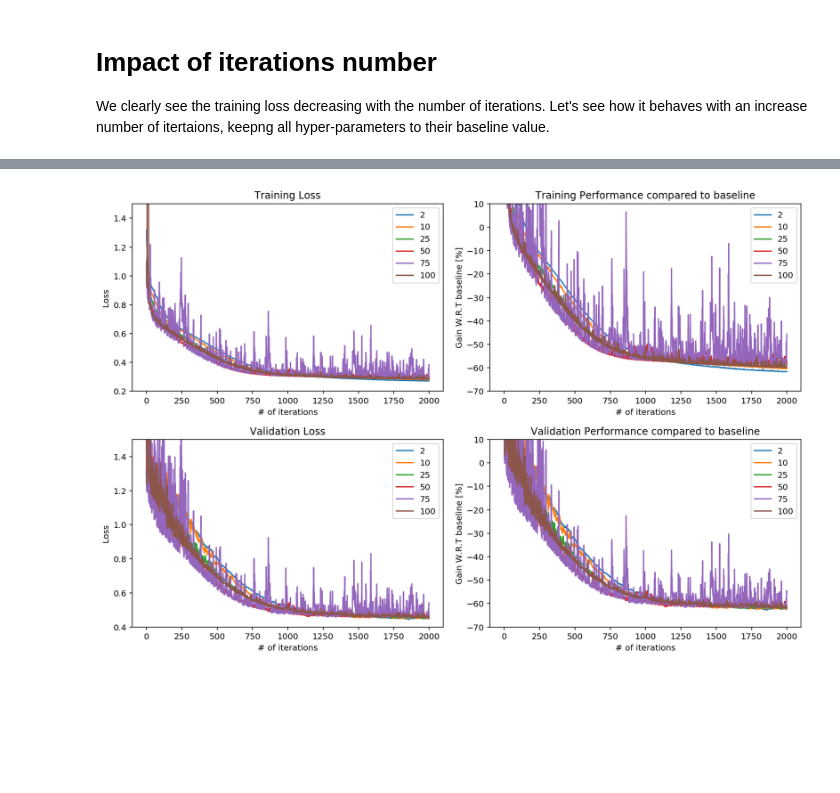
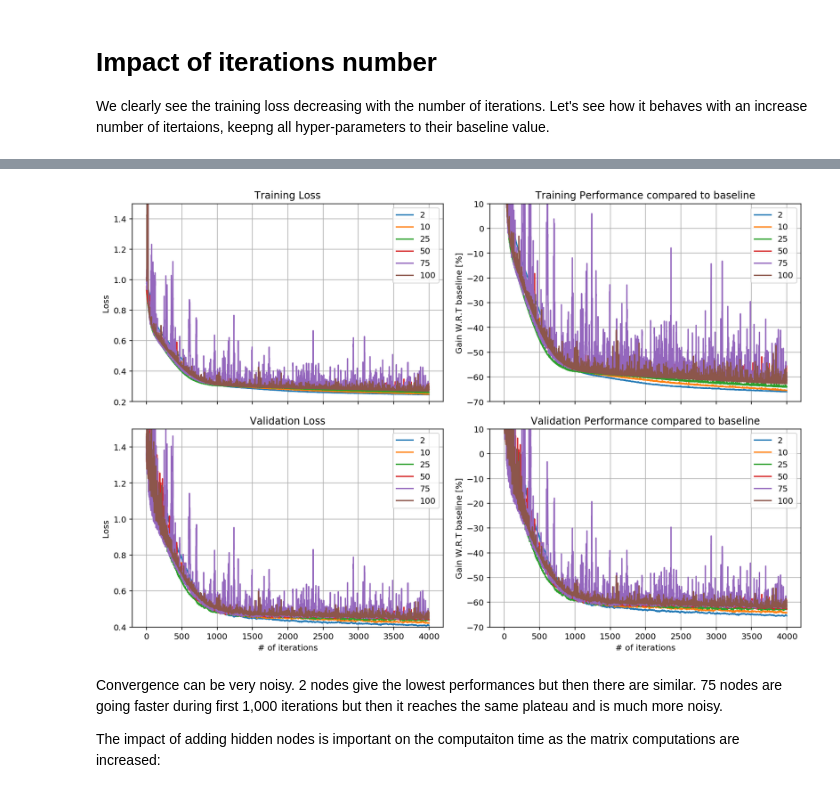
Before and after one commit to sicotfre/deep-learning, a Jupyter notebook: first-neural-network/Your_first_neural_network.ipynb, the cells around one changed output, grey strips where cells are left out. Cells and saved outputs as stored; diff of their text form; code cells hidden in the pictures; blank space fills up the shorter version.

```diff
--- a/first-neural-network/Your_first_neural_network.ipynb
+++ b/first-neural-network/Your_first_neural_network.ipynb
@@ -393,7 +397,7 @@ def compare_to_baseline(new, baseline):
 We clearly see the training loss decreasing with the number of iterations. Let's see how it behaves with an increase number of itertaions, keepng all hyper-parameters to their baseline value.
 # %%
 ### We just change the number of iterations
-iterations = 10000
+iterations = 50000
 learning_rate = 0.1
 hidden_nodes = 2
 output_nodes = 1
@@ -497,5 +520,5 @@ Learning rate 0.75: Progress: 100.0% ... Training loss: 0.142 ... Validation los
 # %%
-fig, axes = plt.subplots(2, 2)
+fig, axes = plt.subplots(2, 2, sharex=True)
 
 for learning_rate in learning_rates:
     axes[0, 0].plot(losses_lr[learning_rate]['train'], label=str(learning_rate))
@@ -511,15 +534,17 @@ for learning_rate in learning_rates:
     axes[1, 0].set_ylabel('Loss')
     axes[1, 0].set_title('Validation Loss')
     axes[1, 0].set_yscale("log")
+    axes[1, 0].set_xlabel('# of iterations')
 
     axes[1, 1].plot(compare_to_baseline(losses_lr[learning_rate]['validation'], baseline_validation_loss),
                   label=str(learning_rate))
     axes[1, 1].set_ylabel('Gain W.R.T baseline [%]')
     axes[1, 1].set_title('Validation Performance compared to baseline')
+    axes[1, 1].set_xlabel('# of iterations')
 
 for ax1 in axes:
     for ax2 in ax1:
-        ax2.set_xlabel('# of iterations')
         ax2.legend()
+        ax2.grid()
 plt.tight_layout()
 # %% [output]
@@ -530,0 +600,29 @@ plt.tight_layout()
+# %%
+fig, axes = plt.subplots(2, 2)
+
+for hn in hidden_nodes:
+    axes[0, 0].plot(losses_hn[hn]['train'], label=str(hn))
+    axes[0, 0].set_ylabel('Loss')
+    axes[0, 0].set_title('Training Loss')
+    axes[0, 0].set_yscale("log")
+
+    axes[0, 1].plot(compare_to_baseline(losses_hn[hn]['train'], baseline_train_loss), label=str(hn))
+    axes[0, 1].set_ylabel('Gain W.R.T baseline [%]')
+    axes[0, 1].set_title('Training Performance compared to baseline')
+
+    axes[1, 0].plot(losses_hn[hn]['validation'], label=str(hn))
+    axes[1, 0].set_ylabel('Loss')
+    axes[1, 0].set_title('Validation Loss')
+    axes[1, 0].set_xlabel('# of iterations')
+
+    axes[1, 1].plot(compare_to_baseline(losses_hn[hn]['validation'], baseline_validation_loss),
+                  label=str(hn))
+    axes[1, 1].set_ylabel('Gain W.R.T baseline [%]')
+    axes[1, 1].set_title('Validation Performance compared to baseline')
+    axes[1, 1].set_xlabel('# of iterations')
+
+for ax1 in axes:
+    for ax2 in ax1:
+        ax2.legend()
+        ax2.grid()
+plt.tight_layout()
@@ -531,6 +641,6 @@ plt.tight_layout()
 # %%
 ### We just change the number of iterations
-iterations = 2000
+iterations = 4000
 learning_rate = 0.1
 hidden_nodes = [2, 10, 25, 50, 75, 100]
 output_nodes = 1
@@ -566,36 +676,42 @@ for hn in hidden_nodes:
 # %%
-fig, axes = plt.subplots(2, 2)
+fig, axes = plt.subplots(2, 2, sharex=True)
 
 for hn in hidden_nodes:
     axes[0, 0].plot(losses_hn[hn]['train'], label=str(hn))
     axes[0, 0].set_ylabel('Loss')
     axes[0, 0].set_title('Training Loss')
     axes[0, 0].set_ylim(0.2, 1.5)
     #axes[0, 0].set_yscale("log")
 
     axes[0, 1].plot(compare_to_baseline(losses_hn[hn]['train'], baseline_train_loss), label=str(hn))
     axes[0, 1].set_ylabel('Gain W.R.T baseline [%]')
     axes[0, 1].set_title('Training Performance compared to baseline')
     axes[0, 1].set_ylim(-70, 10)
 
     axes[1, 0].plot(losses_hn[hn]['validation'], label=str(hn))
     axes[1, 0].set_ylabel('Loss')
     axes[1, 0].set_title('Validation Loss')
     axes[1, 0].set_ylim(0.4, 1.5)
+    axes[1, 0].set_xlabel('# of iterations')
 
     axes[1, 1].plot(compare_to_baseline(losses_hn[hn]['validation'], baseline_validation_loss),
                   label=str(hn))
     axes[1, 1].set_ylabel('Gain W.R.T baseline [%]')
     axes[1, 1].set_title('Validation Performance compared to baseline')
     axes[1, 1].set_ylim(-70, 10)
+    axes[1, 1].set_xlabel('# of iterations')
 
 for ax1 in axes:
     for ax2 in ax1:
-        ax2.set_xlabel('# of iterations')
+        ax2.grid()
         ax2.legend()
 plt.tight_layout()
 # %% [output]
-[figure, old version]
+[figure, new version]
+# %% [markdown]
+Convergence can be very noisy. 2 nodes give the lowest performances but then there are similar. 75 nodes are going faster during first 1,000 iterations but then it reaches the same plateau and is much more noisy.
+
+The impact of adding hidden nodes is important on the computaiton time as the matrix computations are increased:
 # %%
 all_elapsed_time = []
 for k in losses_hn:
```
Also changed, not shown: parts of 39 cells of this notebook, 1 other file.
